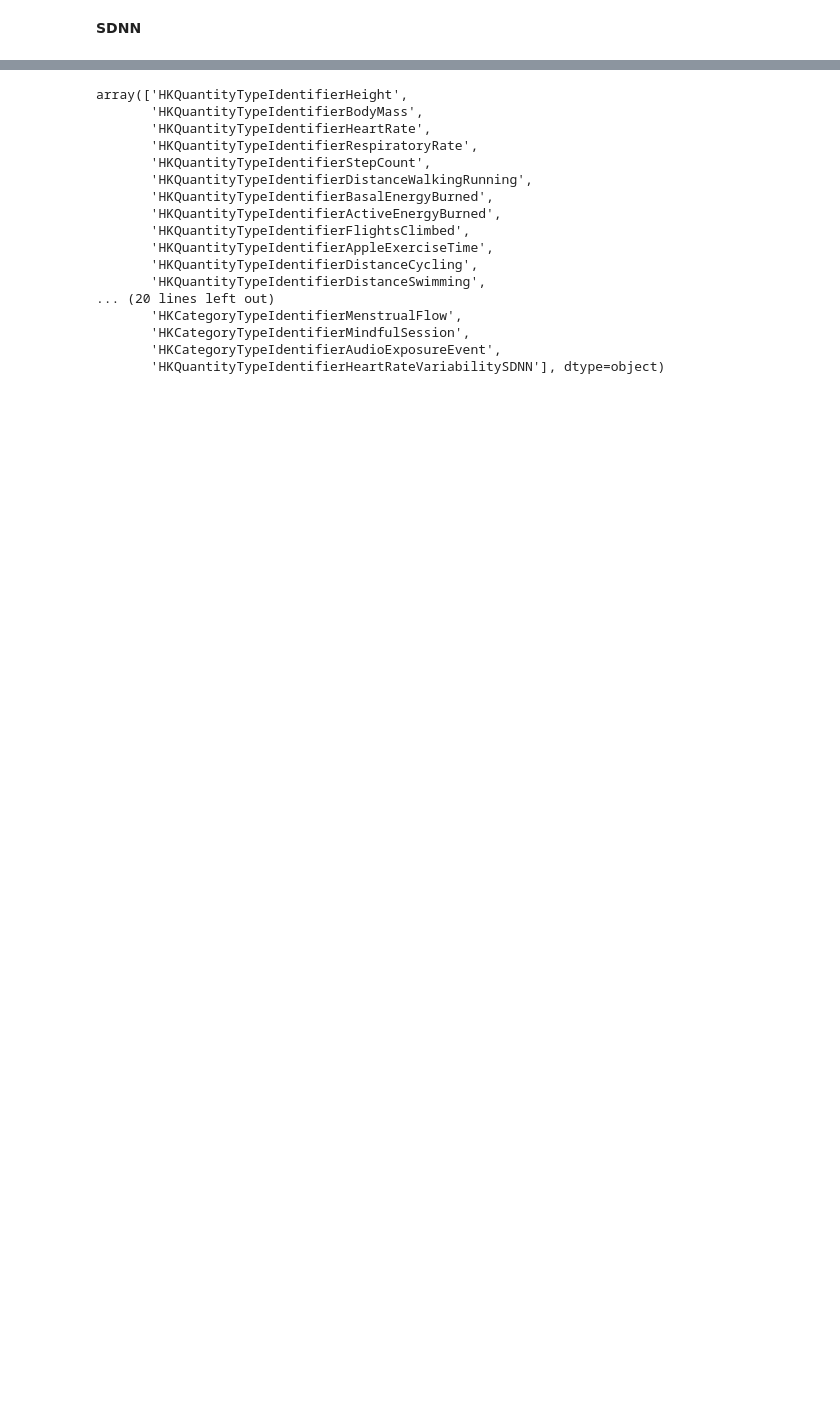
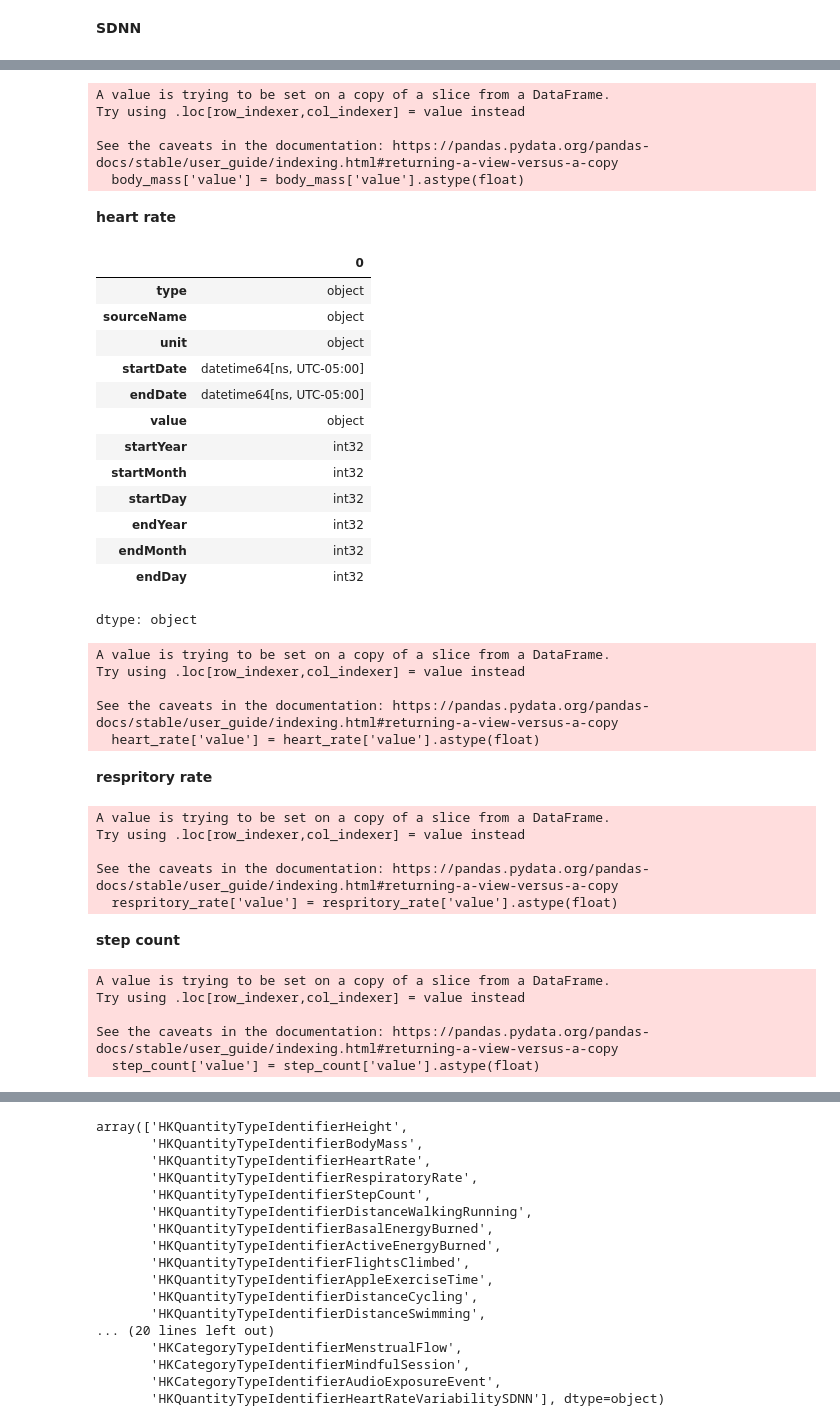
Before and after one commit to YomnaElmousalami/AppleHealthData_Analysis, a Jupyter notebook: Analyze_Sis_health_Data.ipynb, the cells around one changed output, grey strips where cells are left out. Saved outputs shown, nothing was run; the diff lists cells and outputs as text; code cells hidden in the pictures; blank space fills up the shorter version.

```diff
--- a/Analyze_Sis_health_Data.ipynb
+++ b/Analyze_Sis_health_Data.ipynb
@@ -1035,0 +1057,55 @@ sdnn
+# %%
+body_mass['value'] = body_mass['value'].astype(float)
+# %% [output]
+A value is trying to be set on a copy of a slice from a DataFrame.
+Try using .loc[row_indexer,col_indexer] = value instead
+
+See the caveats in the documentation: https://pandas.pydata.org/pandas-docs/stable/user_guide/indexing.html#returning-a-view-versus-a-copy
+  body_mass['value'] = body_mass['value'].astype(float)
+# %% [markdown]
+**heart rate**
+# %%
+heart_rate.dtypes
+# %% [output]
+|  | 0 |
+| type | object |
+| sourceName | object |
+| unit | object |
+| startDate | datetime64[ns, UTC-05:00] |
+| endDate | datetime64[ns, UTC-05:00] |
+| value | object |
+| startYear | int32 |
+| startMonth | int32 |
+| startDay | int32 |
+| endYear | int32 |
+| endMonth | int32 |
+| endDay | int32 |
+dtype: object
+# %%
+heart_rate['value'] = heart_rate['value'].astype(float)
+# %% [output]
+A value is trying to be set on a copy of a slice from a DataFrame.
+Try using .loc[row_indexer,col_indexer] = value instead
+
+See the caveats in the documentation: https://pandas.pydata.org/pandas-docs/stable/user_guide/indexing.html#returning-a-view-versus-a-copy
+  heart_rate['value'] = heart_rate['value'].astype(float)
+# %% [markdown]
+**respritory rate**
+# %%
+respritory_rate['value'] = respritory_rate['value'].astype(float)
+# %% [output]
+A value is trying to be set on a copy of a slice from a DataFrame.
+Try using .loc[row_indexer,col_indexer] = value instead
+
+See the caveats in the documentation: https://pandas.pydata.org/pandas-docs/stable/user_guide/indexing.html#returning-a-view-versus-a-copy
+  respritory_rate['value'] = respritory_rate['value'].astype(float)
+# %% [markdown]
+**step count**
+# %%
+step_count['value'] = step_count['value'].astype(float)
+# %% [output]
+A value is trying to be set on a copy of a slice from a DataFrame.
+Try using .loc[row_indexer,col_indexer] = value instead
+
+See the caveats in the documentation: https://pandas.pydata.org/pandas-docs/stable/user_guide/indexing.html#returning-a-view-versus-a-copy
+  step_count['value'] = step_count['value'].astype(float)
```
Also changed, not shown: parts of 44 cells of this notebook.
